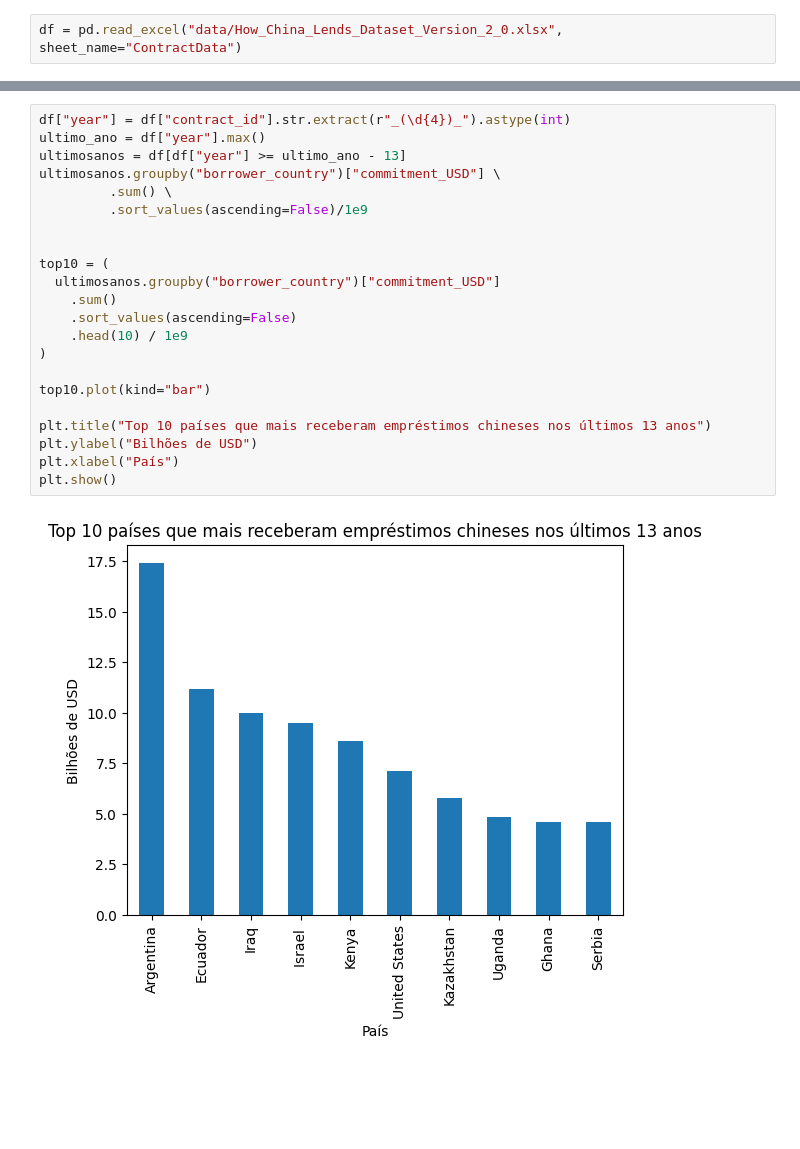
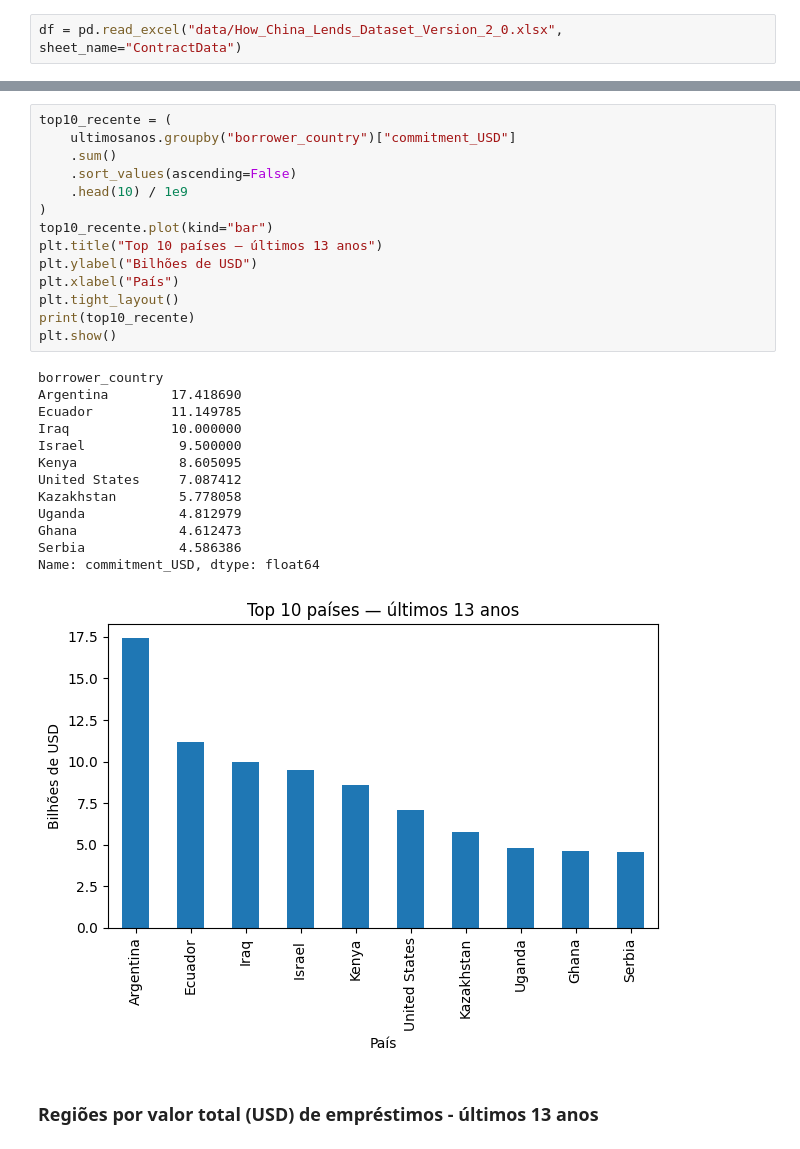
Before and after one commit to Nico-FCandido/Projeot_Analise_Dados_China, a Jupyter notebook: main.ipynb, the cells around one changed output, grey strips where cells are left out. Cells and saved outputs as stored; diff of their text form; blank space fills up the shorter version.

```diff
--- a/main.ipynb
+++ b/main.ipynb
@@ -177,25 +123,31 @@ plt.show()
 # %%
-df["year"] = df["contract_id"].str.extract(r"_(\d{4})_").astype(int)
-ultimo_ano = df["year"].max()
-ultimosanos = df[df["year"] >= ultimo_ano - 13]
-ultimosanos.groupby("borrower_country")["commitment_USD"] \
-         .sum() \
-         .sort_values(ascending=False)/1e9
-
-
-top10 = (
-  ultimosanos.groupby("borrower_country")["commitment_USD"]
+top10_recente = (
+    ultimosanos.groupby("borrower_country")["commitment_USD"]
     .sum()
     .sort_values(ascending=False)
     .head(10) / 1e9
 )
-
-top10.plot(kind="bar")
-
-plt.title("Top 10 países que mais receberam empréstimos chineses nos últimos 13 anos")
+top10_recente.plot(kind="bar")
+plt.title("Top 10 países — últimos 13 anos")
 plt.ylabel("Bilhões de USD")
 plt.xlabel("País")
+plt.tight_layout()
+print(top10_recente)
 plt.show()
 # %% [output]
+borrower_country
+Argentina        17.418690
+Ecuador          11.149785
+Iraq             10.000000
+Israel            9.500000
+Kenya             8.605095
+United States     7.087412
+Kazakhstan        5.778058
+Uganda            4.812979
+Ghana             4.612473
+Serbia            4.586386
+Name: commitment_USD, dtype: float64
-[figure, old version]
+[figure, new version]
+# %% [markdown]
+### Regiões por valor total (USD) de empréstimos - últimos 13 anos
 # %%
```
Also changed, not shown: parts of 33 cells of this notebook, 9 other files.
